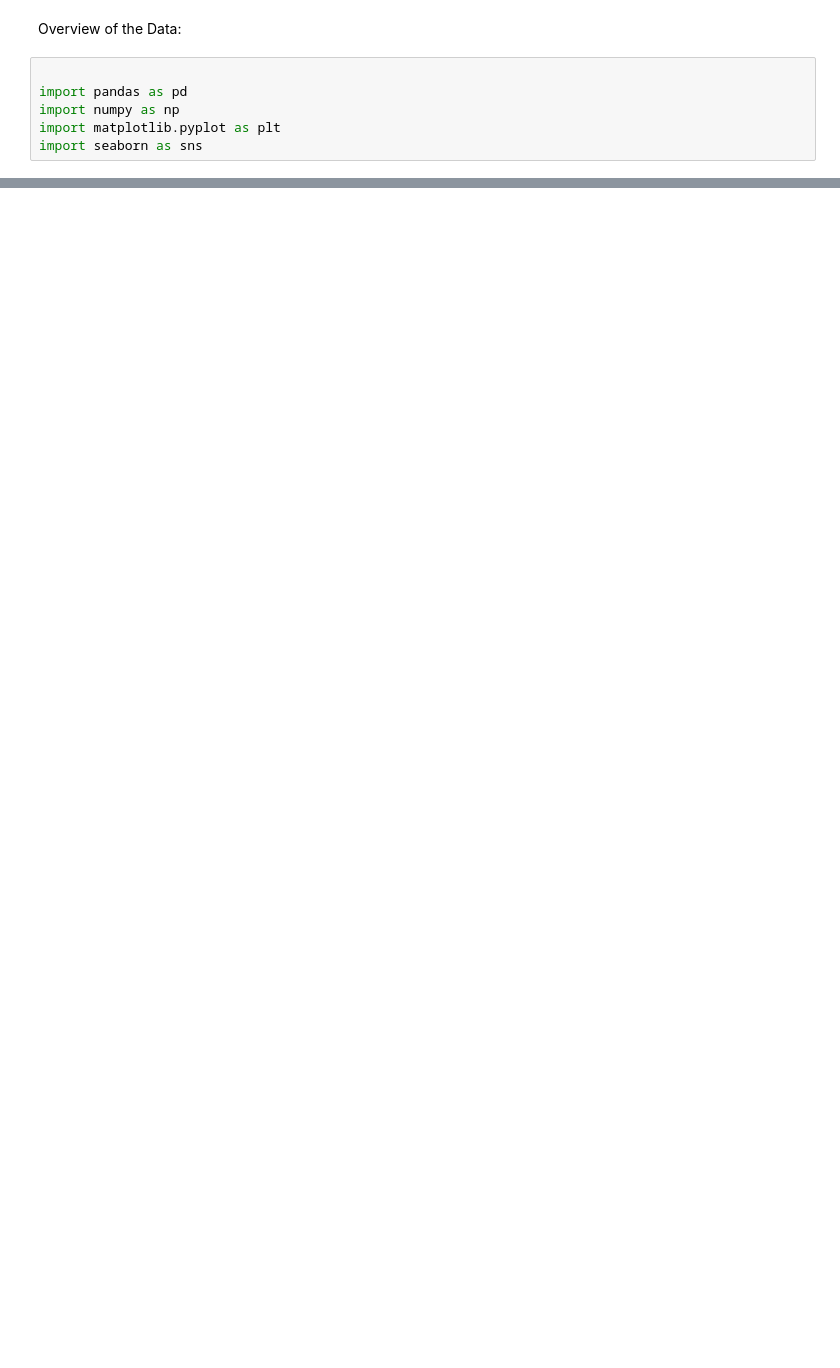
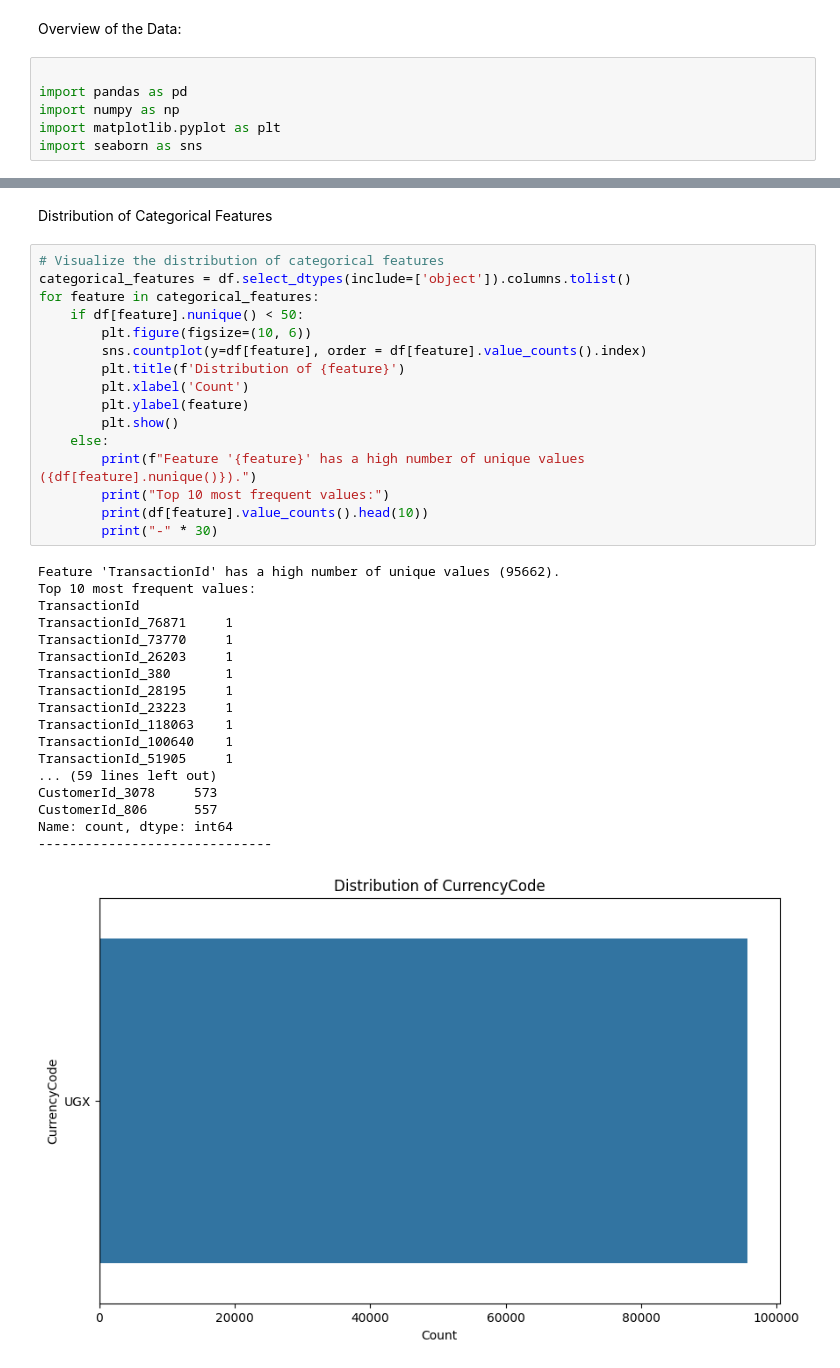
Before and after one commit to abelfx/Credit-Risk-Probability-Model, a Jupyter notebook: notebooks/eda.ipynb, the cells around one changed output, grey strips where cells are left out. Cells and saved outputs as stored; diff of their text form; blank space fills up the shorter version.

```diff
--- a/notebooks/eda.ipynb
+++ b/notebooks/eda.ipynb
@@ -101,0 +75,37 @@ import seaborn as sns
+# %% [markdown]
+Distribution of Categorical Features
+# %%
+# Visualize the distribution of categorical features
+categorical_features = df.select_dtypes(include=['object']).columns.tolist()
+for feature in categorical_features:
+    if df[feature].nunique() < 50:
+        plt.figure(figsize=(10, 6))
+        sns.countplot(y=df[feature], order = df[feature].value_counts().index)
+        plt.title(f'Distribution of {feature}')
+        plt.xlabel('Count')
+        plt.ylabel(feature)
+        plt.show()
+    else:
+        print(f"Feature '{feature}' has a high number of unique values ({df[feature].nunique()}).")
+        print("Top 10 most frequent values:")
+        print(df[feature].value_counts().head(10))
+        print("-" * 30)
+# %% [output]
+Feature 'TransactionId' has a high number of unique values (95662).
+Top 10 most frequent values:
+TransactionId
+TransactionId_76871     1
+TransactionId_73770     1
+TransactionId_26203     1
+TransactionId_380       1
+TransactionId_28195     1
+TransactionId_23223     1
+TransactionId_118063    1
+TransactionId_100640    1
+TransactionId_51905     1
+... (59 lines left out)
+CustomerId_3078     573
+CustomerId_806      557
+Name: count, dtype: int64
+------------------------------
+[figure, added]
```
Also changed, not shown: parts of 33 cells of this notebook.
